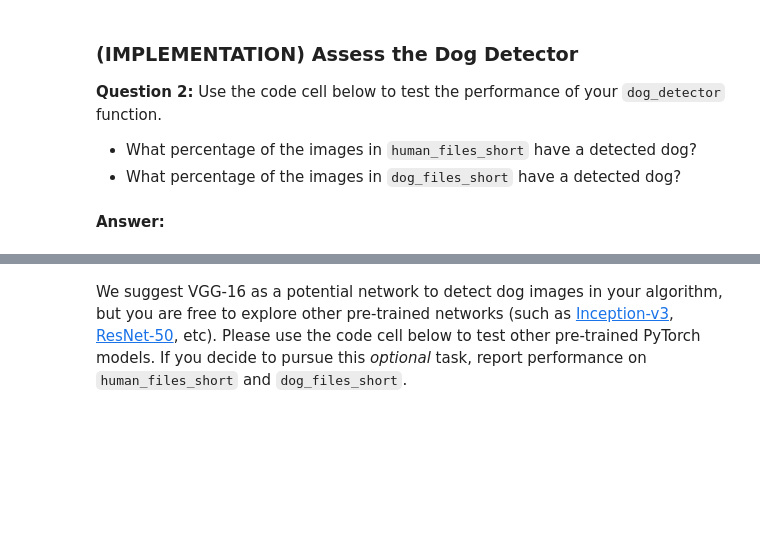
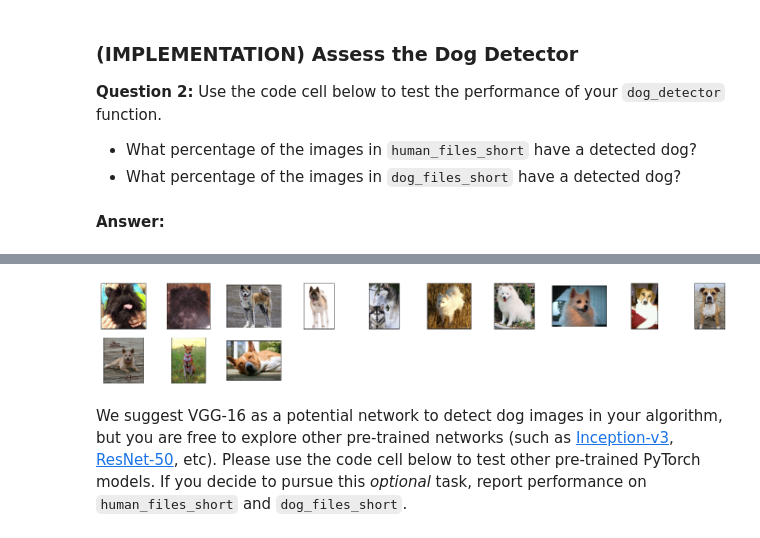
Before and after one commit to binit92/deeplearningpytorch, a Jupyter notebook: Dog-breed/dog_app.ipynb, the cells around one changed output, grey strips where cells are left out. Saved outputs shown, nothing was run; the diff lists cells and outputs as text; code cells hidden in the pictures; blank space fills up the shorter version.

```diff
--- a/Dog-breed/dog_app.ipynb
+++ b/Dog-breed/dog_app.ipynb
@@ -237,3 +322,14 @@ __Answer:__
+# %%
+fig = plt.figure(figsize=(25, 4))
+for idx in np.arange(20):
+    if idx > len(index_dog_in_dog)-1:
+        break
+    ax = fig.add_subplot(2, 20/2, idx+1, xticks=[], yticks=[])
+    image = Image.open(dog_files_short[index_dog_in_dog[idx]])
+    image = transforms.Compose([transforms.ToTensor()])(image)
+    plt.imshow(np.transpose(image.numpy(), (1, 2, 0)))
+# %% [output]
+[figure, added]
 # %% [markdown]
 We suggest VGG-16 as a potential network to detect dog images in your algorithm, but you are free to explore other pre-trained networks (such as [Inception-v3](http://pytorch.org/docs/master/torchvision/models.html#inception-v3), [ResNet-50](http://pytorch.org/docs/master/torchvision/models.html#id3), etc).  Please use the code cell below to test other pre-trained PyTorch models.  If you decide to pursue this _optional_ task, report performance on `human_files_short` and `dog_files_short`.
 # %%
```
Also changed, not shown: parts of 28 cells of this notebook.
